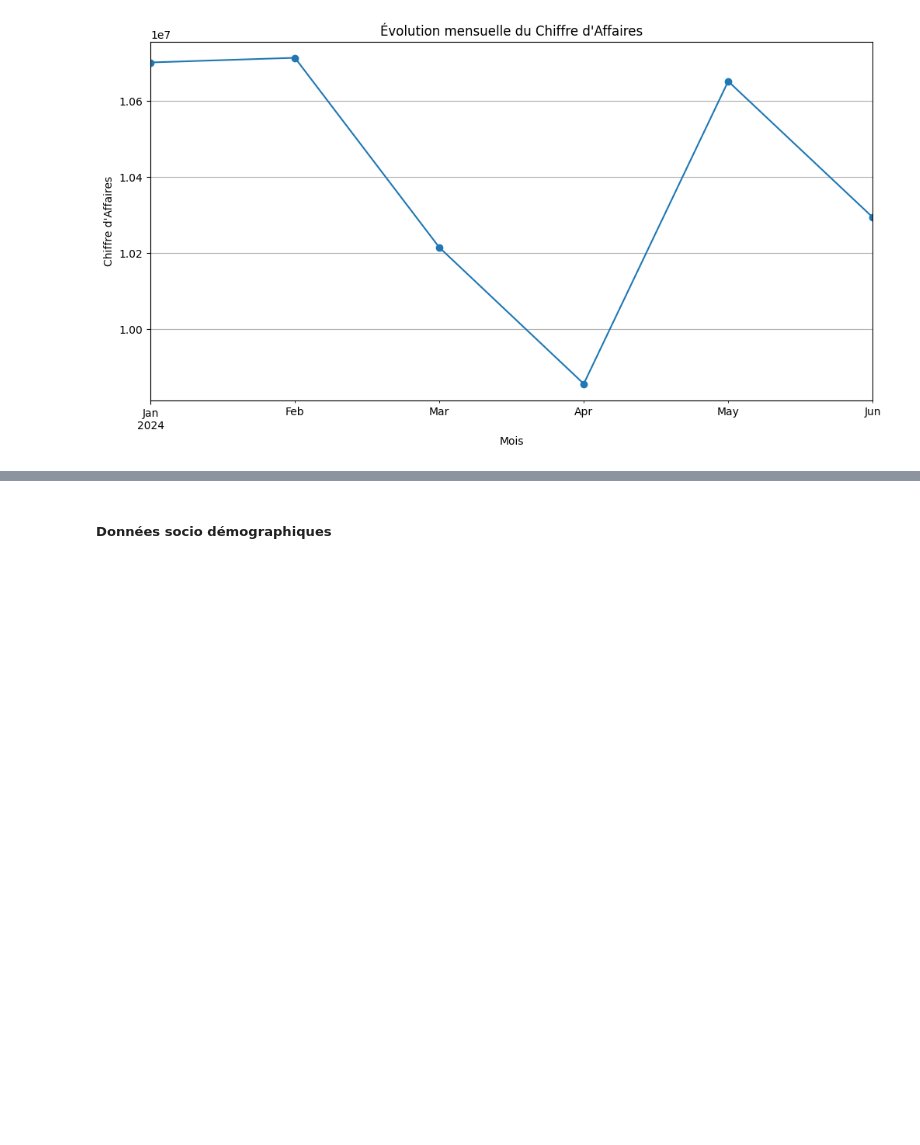
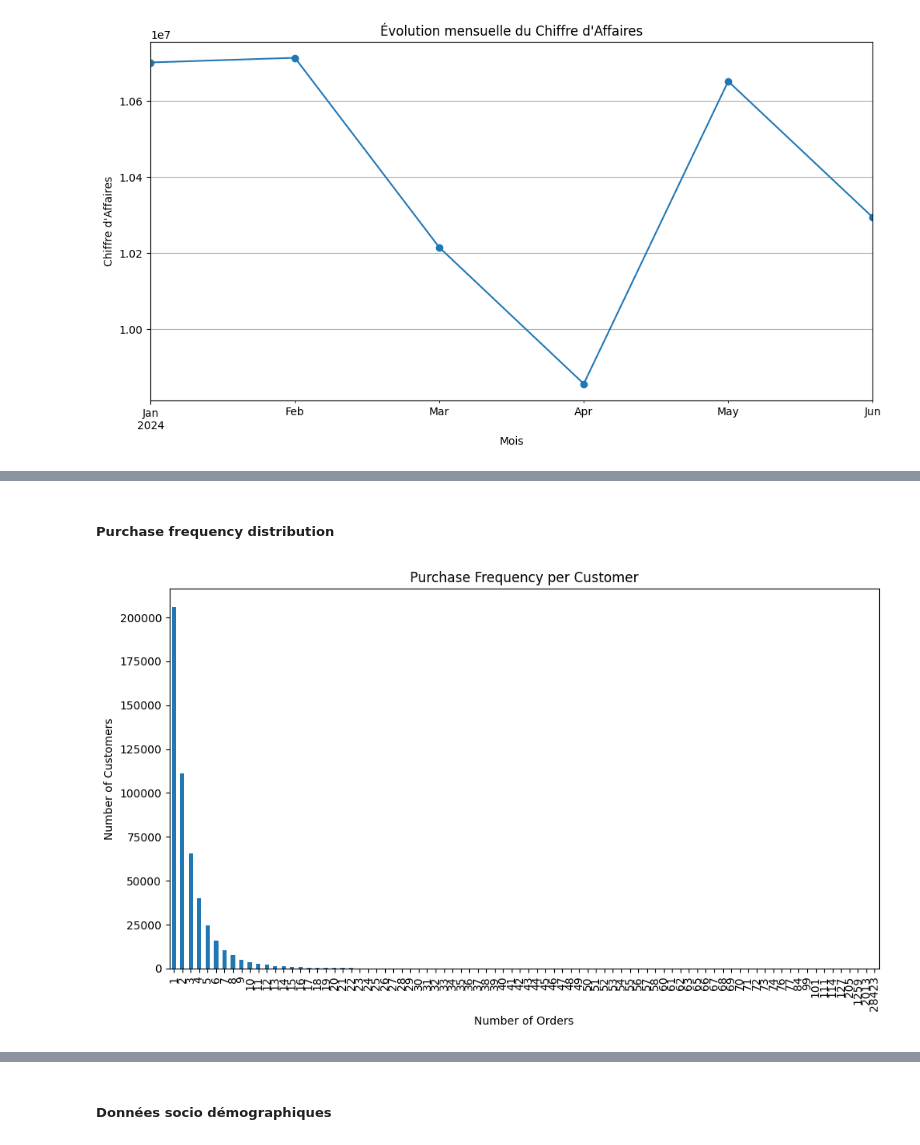
Before and after one commit to DomNoutsGit/Business_Data_Case, a Jupyter notebook: Main.ipynb, the cells around one changed output, grey strips where cells are left out. Cells and saved outputs as stored; diff of their text form; code cells hidden in the pictures; blank space fills up the shorter version.

```diff
--- a/Main.ipynb
+++ b/Main.ipynb
@@ -287,0 +266,14 @@ plt.show()
+# %% [markdown]
+##### Purchase frequency distribution
+# %%
+purchase_freq = df_ventes.groupby('customer_id').size()
+
+plt.figure(figsize=(10,6))
+purchase_freq.value_counts().sort_index().plot(kind='bar')
+plt.title('Purchase Frequency per Customer')
+plt.xlabel('Number of Orders')
+plt.ylabel('Number of Customers')
+plt.tight_layout()
+plt.show()
+# %% [output]
+[figure, added]
```
Also changed, not shown: parts of 46 cells of this notebook, 3 other files.
